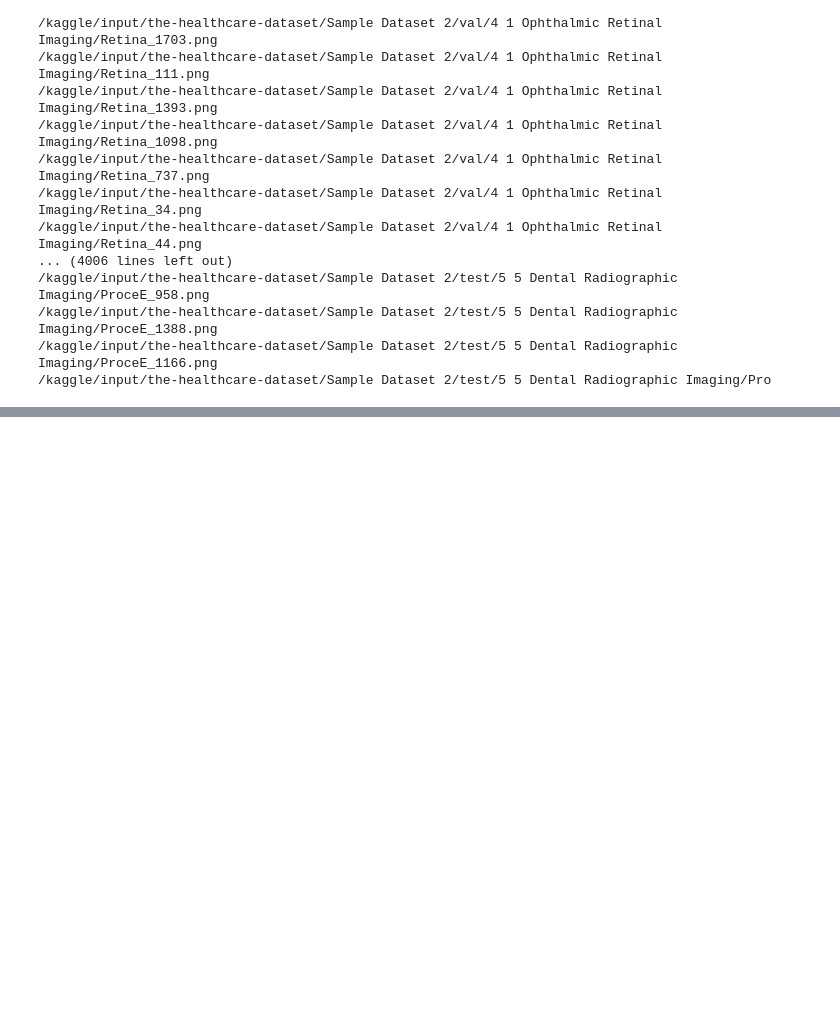
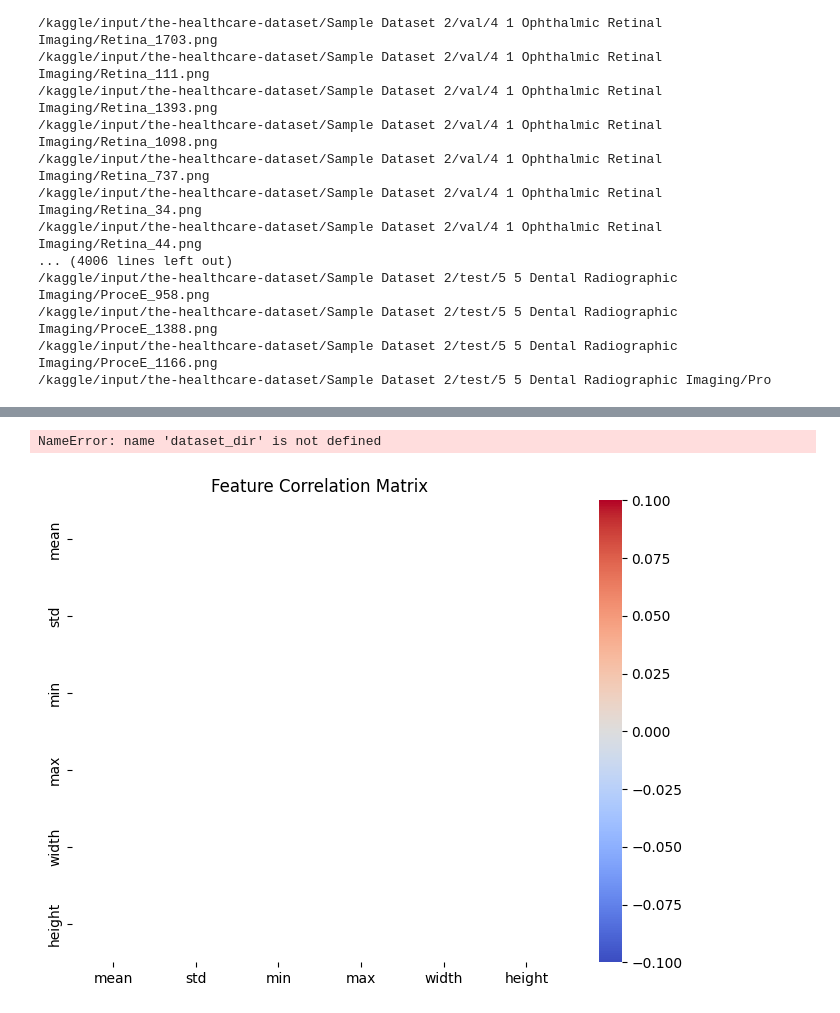
Before and after one commit to u17171301/MIT805-Part-A, a Jupyter notebook: notebook45fbed5746.ipynb, the cells around one changed output, grey strips where cells are left out. Cells and saved outputs as stored; diff of their text form; code cells hidden in the pictures; blank space fills up the shorter version.

```diff
--- a/notebook45fbed5746.ipynb
+++ b/notebook45fbed5746.ipynb
@@ -36,0 +192,20 @@ for dirname, _, filenames in os.walk('/kaggle/input'):
+# %%
+train_generator = train_datagen.flow_from_directory(
+    dataset_dir,
+    target_size=(128, 128),  # resize images
+    batch_size=32,
+    class_mode='categorical',
+    subset='training'
+)
+# %% [output]
+NameError: name 'dataset_dir' is not defined
+# %%
+import seaborn as sns
+import matplotlib.pyplot as plt
+
+plt.figure(figsize=(8,6))
+sns.heatmap(corr_matrix, annot=True, cmap="coolwarm", fmt=".2f")
+plt.title("Feature Correlation Matrix")
+plt.show()
+# %% [output]
+[figure, added]
```
Also changed, not shown: parts of 15 cells of this notebook.
